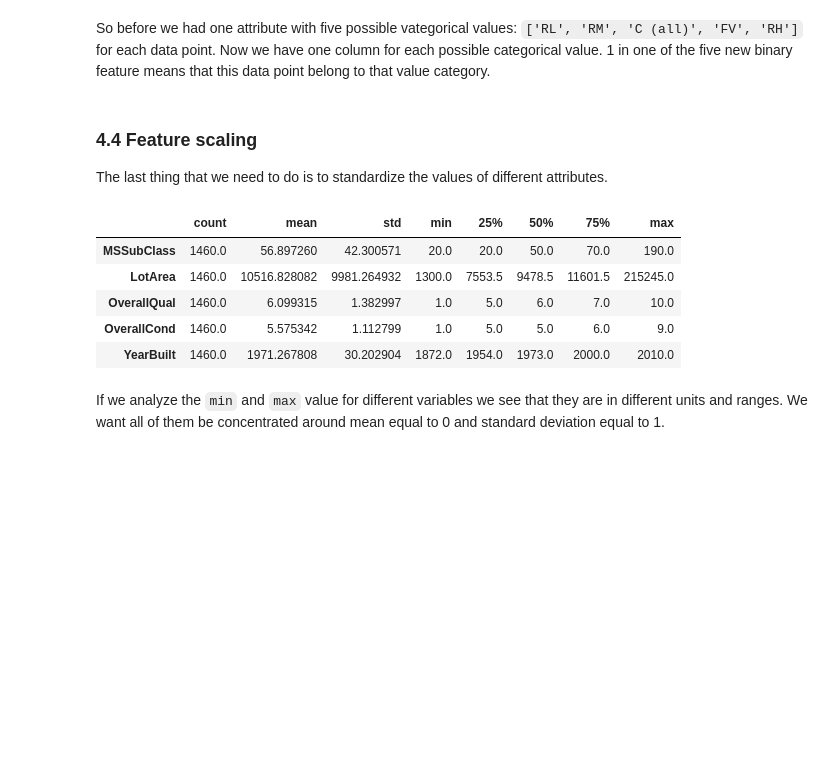
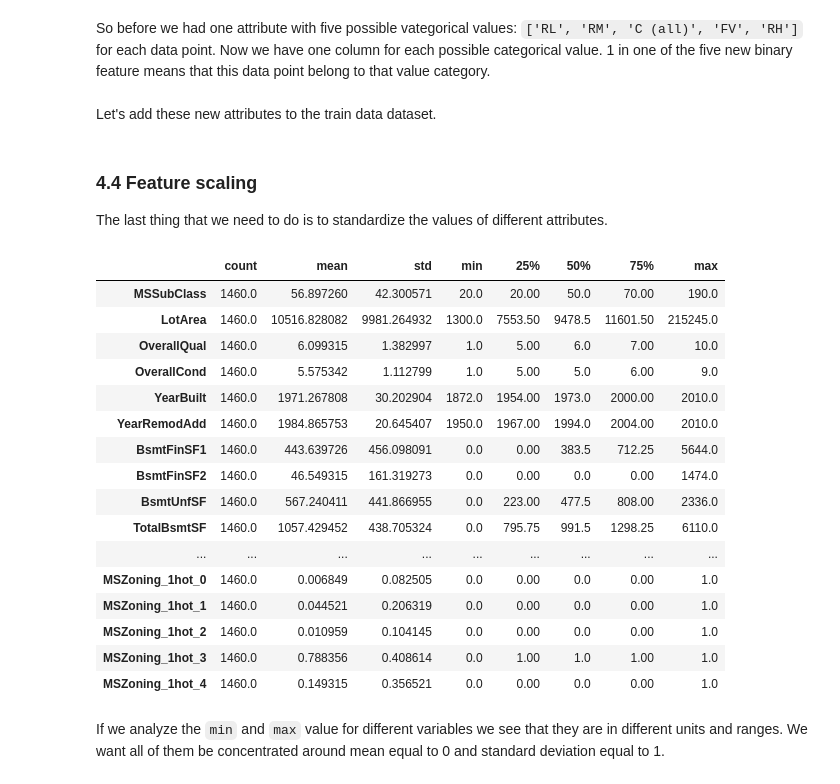
Before and after one commit to msznajder/ames_house_prices_kaggle, a Jupyter notebook: ames_house_prices_kaggle_competition.ipynb, the cells around one changed output. Cells and saved outputs as stored; diff of their text form; code cells hidden in the pictures; blank space fills up the shorter version.

Commit message:
Transformed MSZoning categorical value into one-hot encoder in test data set.

```diff
--- a/ames_house_prices_kaggle_competition.ipynb
+++ b/ames_house_prices_kaggle_competition.ipynb
@@ -357,19 +357,37 @@ array([[0, 0, 0, 1, 0],
 # %% [markdown]
 So before we had one attribute with five possible vategorical values:
 `['RL', 'RM', 'C (all)', 'FV', 'RH']` for each data point. Now we have one column for each possible categorical value. 1 in one of the five new binary feature means that this data point belong to that value category.
+# %% [markdown]
+Let's add these new attributes to the train data dataset.
+# %%
+cols = ["MSZoning_1hot_0", "MSZoning_1hot_1", "MSZoning_1hot_2", "MSZoning_1hot_3", "MSZoning_1hot_4"]
+housing_cat_1hot_df = pd.DataFrame(data=housing_cat_1hot, columns=cols)
+# %%
+housing_train_prepared = pd.concat([housing_train_prepared, housing_cat_1hot_df], axis=1)
 # %% [markdown]
 ### 4.4 Feature scaling
 
 The last thing that we need to do is to standardize the values of different attributes.
 # %%
-housing_train_prepared.describe().transpose().head()
+housing_train_prepared.describe().transpose()
 # %% [output]
 |  | count | mean | std | min | 25% | 50% | 75% | max |
-| MSSubClass | 1460.0 | 56.897260 | 42.300571 | 20.0 | 20.0 | 50.0 | 70.0 | 190.0 |
-| LotArea | 1460.0 | 10516.828082 | 9981.264932 | 1300.0 | 7553.5 | 9478.5 | 11601.5 | 215245.0 |
-| OverallQual | 1460.0 | 6.099315 | 1.382997 | 1.0 | 5.0 | 6.0 | 7.0 | 10.0 |
-| OverallCond | 1460.0 | 5.575342 | 1.112799 | 1.0 | 5.0 | 5.0 | 6.0 | 9.0 |
-| YearBuilt | 1460.0 | 1971.267808 | 30.202904 | 1872.0 | 1954.0 | 1973.0 | 2000.0 | 2010.0 |
+| MSSubClass | 1460.0 | 56.897260 | 42.300571 | 20.0 | 20.00 | 50.0 | 70.00 | 190.0 |
+| LotArea | 1460.0 | 10516.828082 | 9981.264932 | 1300.0 | 7553.50 | 9478.5 | 11601.50 | 215245.0 |
+| OverallQual | 1460.0 | 6.099315 | 1.382997 | 1.0 | 5.00 | 6.0 | 7.00 | 10.0 |
+| OverallCond | 1460.0 | 5.575342 | 1.112799 | 1.0 | 5.00 | 5.0 | 6.00 | 9.0 |
+| YearBuilt | 1460.0 | 1971.267808 | 30.202904 | 1872.0 | 1954.00 | 1973.0 | 2000.00 | 2010.0 |
+| YearRemodAdd | 1460.0 | 1984.865753 | 20.645407 | 1950.0 | 1967.00 | 1994.0 | 2004.00 | 2010.0 |
+| BsmtFinSF1 | 1460.0 | 443.639726 | 456.098091 | 0.0 | 0.00 | 383.5 | 712.25 | 5644.0 |
+| BsmtFinSF2 | 1460.0 | 46.549315 | 161.319273 | 0.0 | 0.00 | 0.0 | 0.00 | 1474.0 |
+| BsmtUnfSF | 1460.0 | 567.240411 | 441.866955 | 0.0 | 223.00 | 477.5 | 808.00 | 2336.0 |
+| TotalBsmtSF | 1460.0 | 1057.429452 | 438.705324 | 0.0 | 795.75 | 991.5 | 1298.25 | 6110.0 |
+| ... | ... | ... | ... | ... | ... | ... | ... | ... |
+| MSZoning_1hot_0 | 1460.0 | 0.006849 | 0.082505 | 0.0 | 0.00 | 0.0 | 0.00 | 1.0 |
+| MSZoning_1hot_1 | 1460.0 | 0.044521 | 0.206319 | 0.0 | 0.00 | 0.0 | 0.00 | 1.0 |
+| MSZoning_1hot_2 | 1460.0 | 0.010959 | 0.104145 | 0.0 | 0.00 | 0.0 | 0.00 | 1.0 |
+| MSZoning_1hot_3 | 1460.0 | 0.788356 | 0.408614 | 0.0 | 1.00 | 1.0 | 1.00 | 1.0 |
+| MSZoning_1hot_4 | 1460.0 | 0.149315 | 0.356521 | 0.0 | 0.00 | 0.0 | 0.00 | 1.0 |
 # %% [markdown]
 If we analyze the `min` and `max` value for different variables we see that they are in different units and ranges. We want all of them be concentrated around mean equal to 0 and standard deviation equal to 1.
 # %%
```
Also changed, not shown: parts of 4 cells of this notebook.
